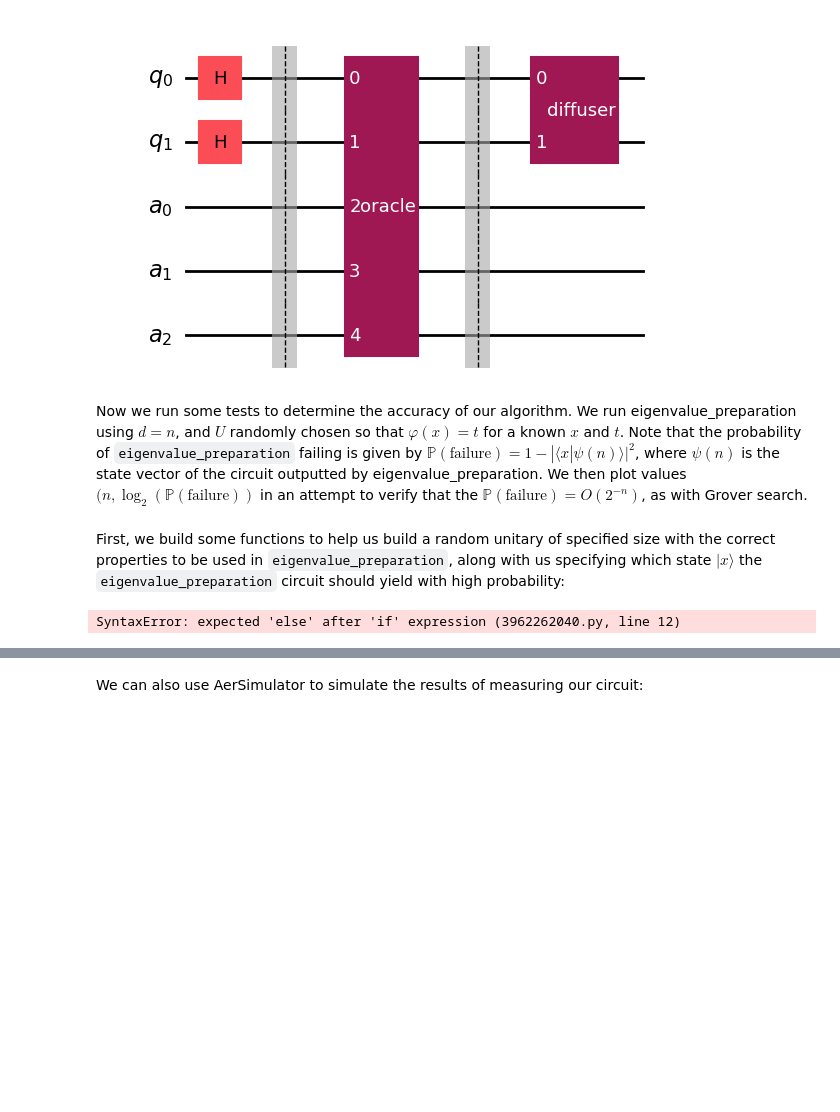
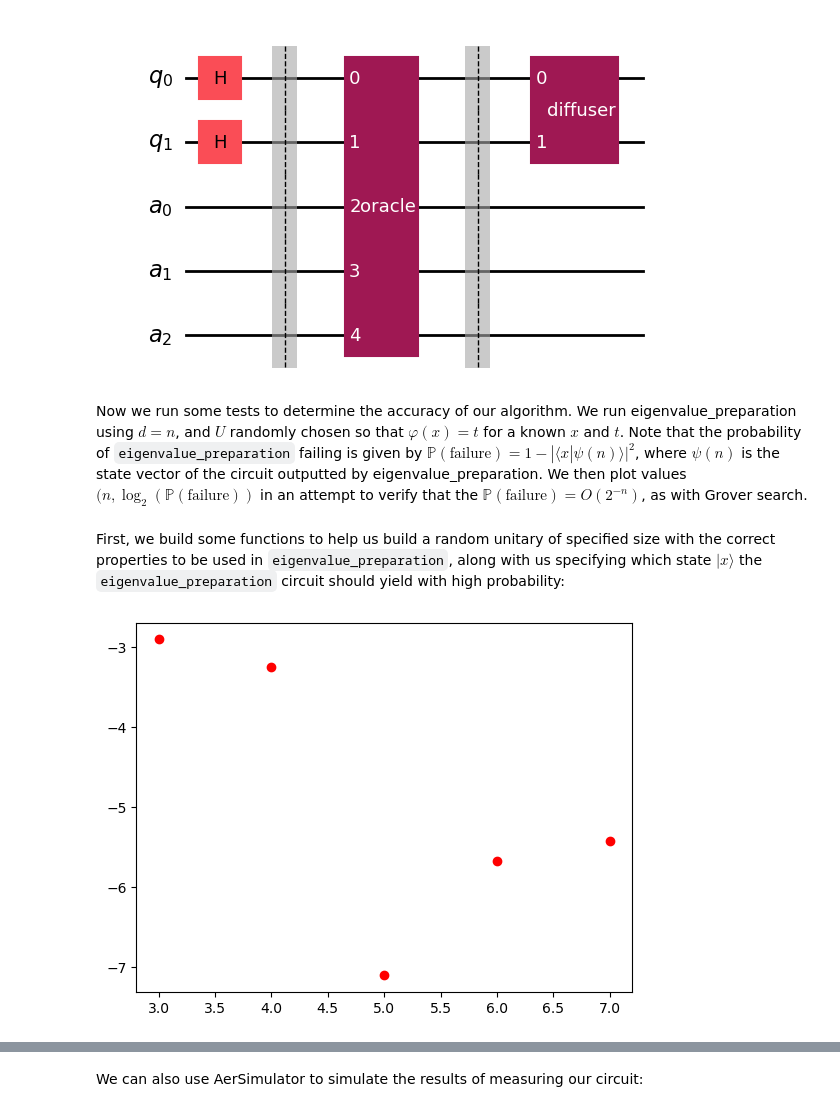
Before and after one commit to calum-shearer/EigenvectorPhaseIdentification, a Jupyter notebook: Eigenvalue_Preparation.ipynb, the cells around one changed output, grey strips where cells are left out. Saved outputs shown, nothing was run; the diff lists cells and outputs as text; code cells hidden in the pictures; blank space fills up the shorter version.

Commit message:
image changes

```diff
--- a/Eigenvalue_Preparation.ipynb
+++ b/Eigenvalue_Preparation.ipynb
@@ -157,6 +160,8 @@ Combining the Oracle with the Diffuser yields the Grover Operator, $G$. Now we j
 Next, we define our function `eigenprep(U,d,t,K)`:
 # %%
 def eigenvalue_preparation(unitary, precision: int, target: float, iterations=None):
+    ''' Returns QuantumCircuit that runs Grover search with specified number of iterations to identify
+    which basis state of of diagonal Unitary matrix has the specified target phase'''
     target = target % 1
     n = int(np.log2(len(unitary)))  # Number of non-ancilla qubits needed
 
@@ -175,11 +180,11 @@ def eigenvalue_preparation(unitary, precision: int, target: float, iterations=No
     EV_Prep.h(quantum_register)  # First must prepare |+> state
 
     if iterations is None:
-        K = int(
+        iterations = int(
             np.rint(np.pi / (4 * np.arcsin(1 / np.sqrt(1 << n))) - 1 / 2)
         )  # number of iterations
 
-    for _ in range(K):
+    for _ in range(iterations):
         EV_Prep.barrier()
         EV_Prep.compose(oracle_gate, inplace=True)
         EV_Prep.barrier()
@@ -199,42 +204,47 @@ First, we build some functions to help us build a random unitary of specified si
 def random_phase_unitary(
     dimension: int, precision: int, desired_state: int, target: float
 ):
-    # Permututation of [0,...,2**d]\{target}, take first [2**n] to build U from
+    '''Generates a random diagonal Unitary with specified dimension with desired state being basis vector with target phase.
+    entries are generated to be m'th roots of unity for m = 2^(precision)'''
+    # Permututation of [0,...,2**d]\{target}, take first [2**n] to build unitary from
     v = np.random.permutation(
         np.delete(np.arange(2**precision), int(target * 2**precision))
     )[: (1 << dimension) - 1]
     # Impose theta(desired_state)= target_state
     v = np.insert(v, desired_state, int(target * 2**precision))
-    # Exponentiate v to get norm 1
+    # Exponentiate v to get unitary
     random_diag = np.exp(np.pi * v / (2 ** (precision - 1)) * 1j)
     return random_diag
 # %%
-# returns array of probabilities
 def eigenprep_probs(unitary, precision: int, target: float):
+    '''Returns the probability distribution of the eigenvector preparation applied to given unitary operator
+    with specified target phase.'''
     psi = Statevector(eigenvalue_preparation(unitary, precision, target))
     probs = np.array(psi.probabilities())[: len(unitary)]
     return probs
 # %%
-# Generates random unitary and gives probability of success
 def success_prob(dimension: int, precision: int, state: int, target: int):
+    '''Generates random diagonal unitary with specified dimension, precision, target phase and state with said phase.
+     Returns probability of success of the eigenvalue preparation algorithm, computed from the state vector of the circuit.'''
     unitary = random_phase_unitary(dimension, precision, state, target)
     return eigenprep_probs(unitary, precision, target)[state]
 # %%
 state = 5
 phase = 1 / 4  # state and phase
 
-test_dim = np.arange(3, 6)
+test_dim = np.arange(3, 8)
 success_probs = np.float64(
     [
         success_prob(int(test_dim[i]), int(test_dim[i]), state, phase)
         for i in range(test_dim.size)
     ]
 )
 failure_probs = 1 - success_probs  # Plot failure probs
-Expect linear if P(failure) = O(2^{-n}): but can only simulate for small n!
+
+# Expect linear if P(failure) = O(2^{-n}): but can only simulate for small n!
 failure_probs_log = np.log(failure_probs)
 failure_plot = plt.plot(test_dim, failure_probs_log, "ro")
 
 plt.show()
 # %% [output]
-SyntaxError: expected 'else' after 'if' expression (3962262040.py, line 12)
+[figure, added]
```
Also changed, not shown: parts of 14 cells of this notebook.
